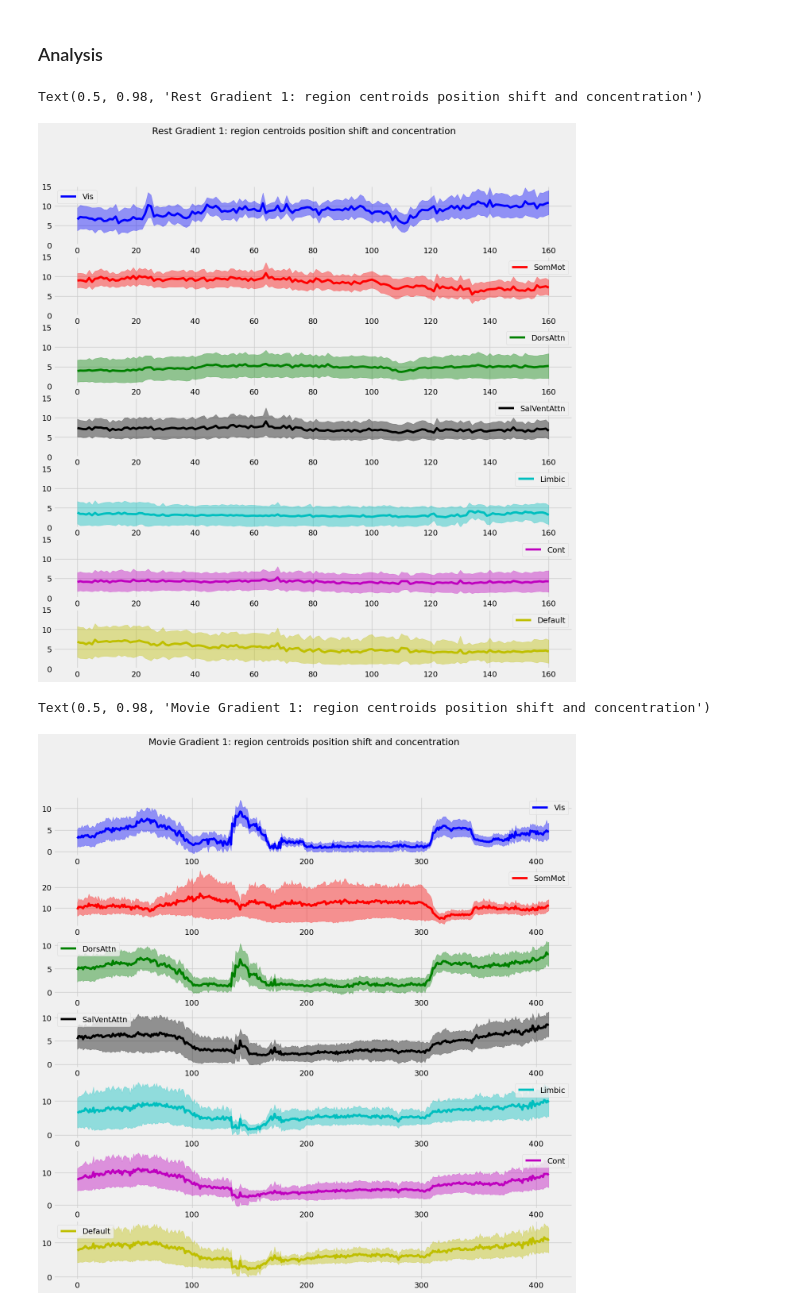
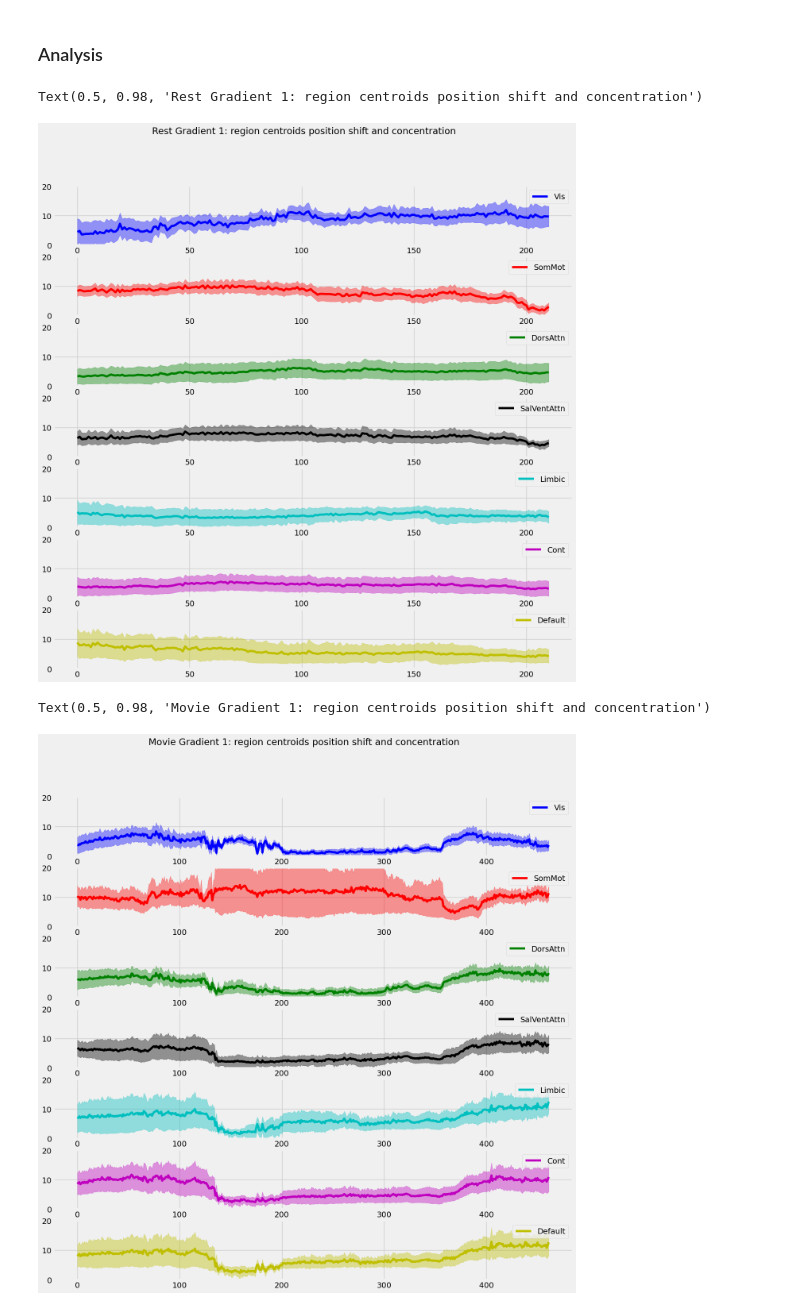
Before and after one commit to MIPLabCH/emoguide_gradients, a Jupyter notebook: fmri_dynamic_gradient.ipynb, the cells around one changed output. Cells and saved outputs as stored; diff of their text form; code cells hidden in the pictures.

```diff
--- a/fmri_dynamic_gradient.ipynb
+++ b/fmri_dynamic_gradient.ipynb
@@ -31,7 +31,7 @@ movie_series, movie_df = df_to_timeseries(mri_df, filename_movie)
 rest_series, rest_df   = df_to_timeseries(mri_df, filename_rest)
 # %%
 # variable for dFC
-ws   = 300
+ws   = 250
 step = 1 # let's overlap pretty much all for now to see smoothness
 # %% [markdown]
 Computing Dynamic FC for rest
@@ -102,6 +107,33 @@ partial_region_movie = { k: movie_df[movie_df.vindex == k]['partial_region'].ilo
                     for k in movie_df['vindex'].unique()}
 partial_region_rest  = { k: rest_df[rest_df.vindex == k]['partial_region'].iloc[0]
                     for k in rest_df['vindex'].unique()}
+# %%
+coloring  = [partial_region_movie[i] for i in range(400)]
+ts = ['rest', 'movie']
+
+gs = [G_rest, G_movie]
+ret_gs = [np.zeros_like(G_rest), np.zeros_like(G_movie)]
+
+tmp_df    = pd.DataFrame.from_dict({"G1":gs[0][0][:,0] , "G2": gs[0][0][:,1], "region": coloring})
+ref_sign1 = np.array(tmp_df[tmp_df['region']=='Default'].mean())
+tmp_df    = pd.DataFrame.from_dict({"G1":gs[1][0][:,0] , "G2": gs[1][0][:,1], "region": coloring})
+ref_sign2 = np.array(tmp_df[tmp_df['region']=='Default'].mean())
+ref_signs = [ref_sign1, ref_sign2]
+
+for i in range(2):
+    for j in tqdm(range(len(gs[i]))):
+        tmp_df = {"G1":gs[i][j][:,0] , "G2": gs[i][j][:,1], "region": coloring}
+        tmp_df = pd.DataFrame.from_dict(tmp_df)
+
+        # use default region position as a prior knowledge
+        cur_sign = np.array(tmp_df[tmp_df['region']=='Default'].mean())
+        # flip around x-y axis if not same sign
+        tmp_array = gs[i][j][:]
+        if np.sign(ref_signs[i][0]) != np.sign(cur_sign[0]):
+            tmp_array[:,0] = -tmp_array[:,0]
+        if np.sign(ref_signs[i][1]) != np.sign(cur_sign[1]):
+            tmp_array[:,1] = -tmp_array[:,1]
+        ret_gs[i][j] = tmp_array
 # %%
 import seaborn as sns
 coloring  = [partial_region_movie[i] for i in range(400)]
@@ -153,33 +189,33 @@ fig, ax = plt.subplots(n,1,figsize=(15,15))
 is_movie = 0
 grad_idx = 0
 for idx, R in enumerate(mri_df.partial_region.unique()):
-    y = np.abs(gs[is_movie][:,index2region[R]]).mean(axis=1)[:,grad_idx]
+    y = np.abs(ret_gs[is_movie][:,index2region[R]]).mean(axis=1)[:,grad_idx]
     x = np.arange(len(y))
-    error = np.abs(gs[is_movie][:,index2region[R]]).std(axis=1)[:,grad_idx]
+    error = np.abs(ret_gs[is_movie][:,index2region[R]]).std(axis=1)[:,grad_idx]
 
     ax[idx].plot(x,y, color=PALETTE[idx], label=R)
     ax[idx].fill_between(x, y-error, y+error, color=PALETTE[idx], alpha=0.4)
     ax[idx].legend()
-    ax[idx].set_ylim(0, 15)
+    ax[idx].set_ylim(0, 20)
 plt.suptitle("Rest Gradient {}: region centroids position shift and concentration".format(grad_idx + 1))
 # %% [output]
 Text(0.5, 0.98, 'Rest Gradient 1: region centroids position shift and concentration')
-[figure, old version]
+[figure, new version]
 # %%
 n = len(mri_df.partial_region.unique())
 fig, ax = plt.subplots(n,1,figsize=(15,15))
 is_movie = 1
 grad_idx = 0
 for idx, R in enumerate(mri_df.partial_region.unique()):
-    y = np.abs(gs[is_movie][:,index2region[R]]).mean(axis=1)[:,grad_idx]
+    y = np.abs(ret_gs[is_movie][:,index2region[R]]).mean(axis=1)[:,grad_idx]
     x = np.arange(len(y))
-    error = np.abs(gs[is_movie][:,index2region[R]]).std(axis=1)[:,grad_idx]
+    error = np.abs(ret_gs[is_movie][:,index2region[R]]).std(axis=1)[:,grad_idx]
 
     ax[idx].plot(x,y, color=PALETTE[idx], label=R)
     ax[idx].fill_between(x, y-error, y+error, color=PALETTE[idx], alpha=0.4)
     ax[idx].legend()
-    # ax[idx].set_ylim(0, 30)
+    ax[idx].set_ylim(0, 20)
 plt.suptitle("Movie Gradient {}: region centroids position shift and concentration".format(grad_idx + 1))
 # %% [output]
 Text(0.5, 0.98, 'Movie Gradient 1: region centroids position shift and concentration')
-[figure, old version]
+[figure, new version]
```
Also changed, not shown: parts of 7 cells of this notebook, 15 other files.
